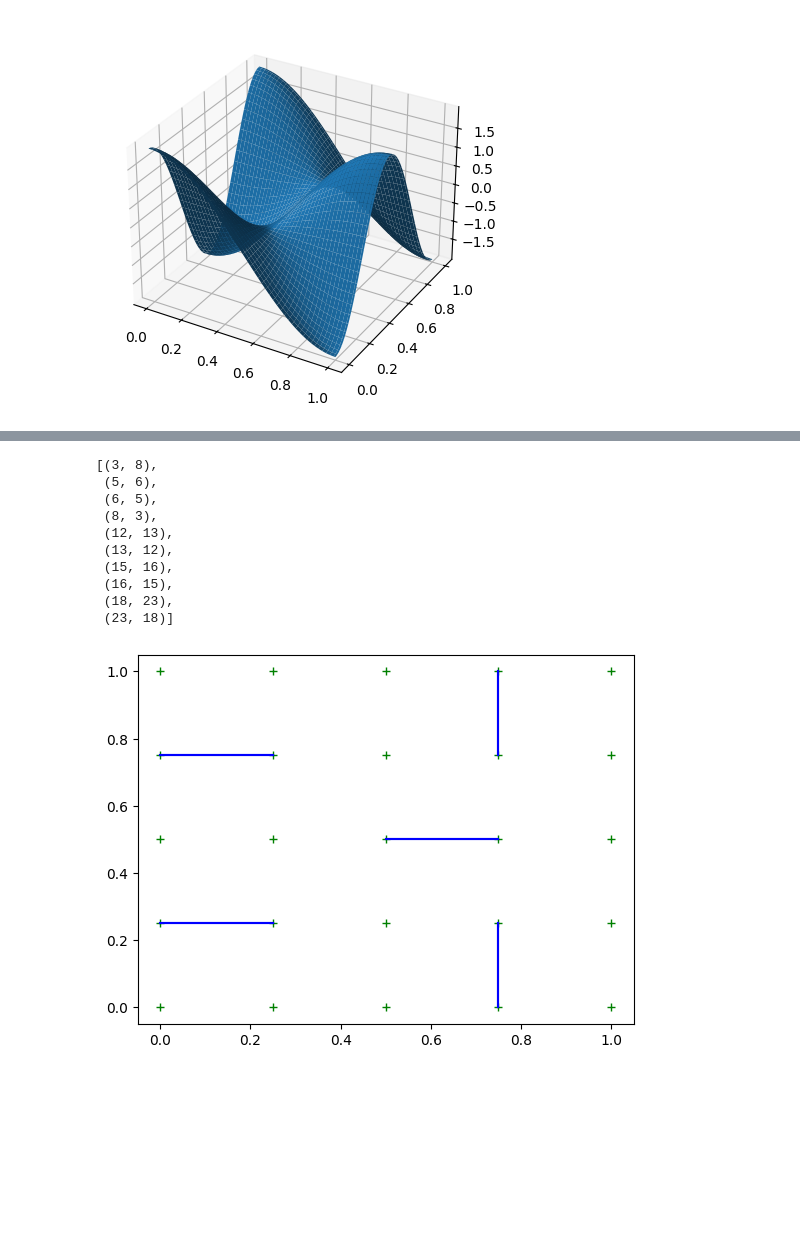
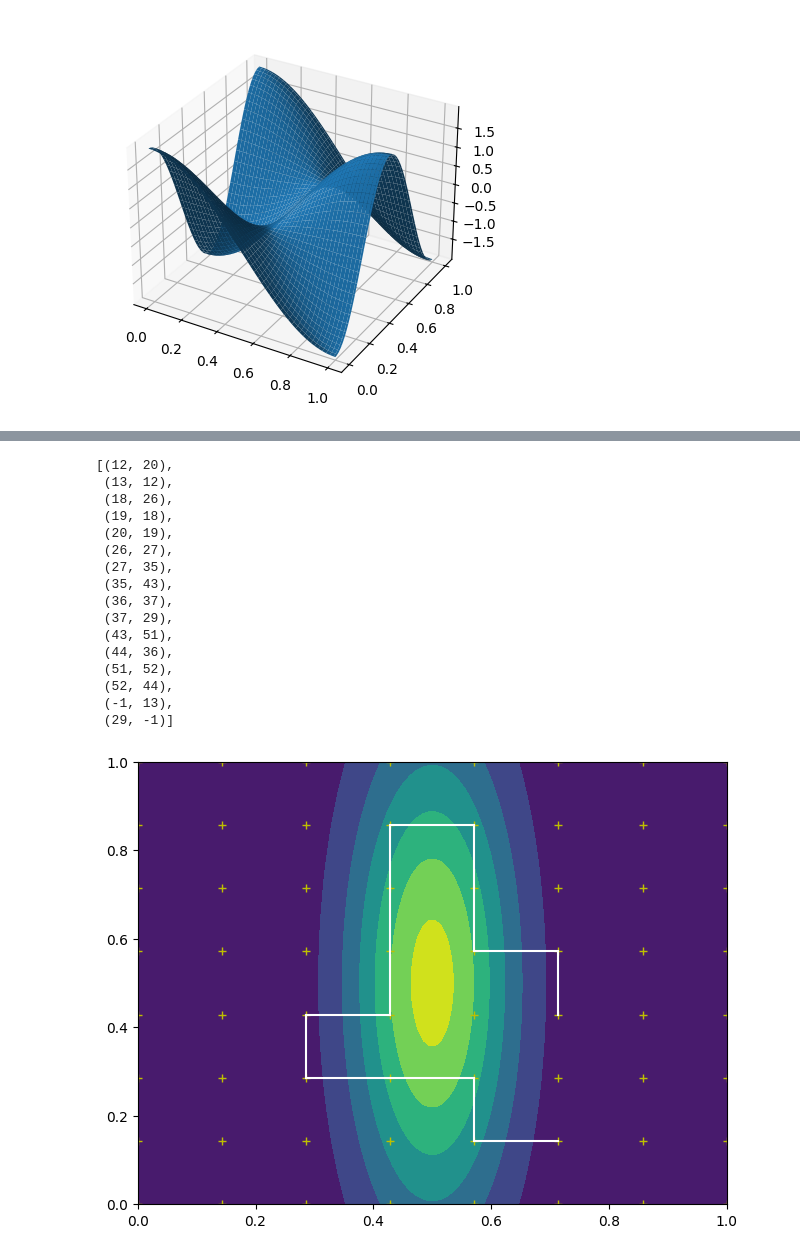
Before and after one commit to arthurrichards77/ergodic, a Jupyter notebook: ergodic_test.ipynb, the cells around one changed output, grey strips where cells are left out. Cells and saved outputs as stored; diff of their text form; code cells hidden in the pictures; blank space fills up the shorter version.

```diff
--- a/ergodic_test.ipynb
+++ b/ergodic_test.ipynb
@@ -155,12 +155,13 @@ for w in range(wp_num_x*wp_num_y):
 # %%
-num_moves = 10
+num_moves = 16
 prob.addConstraint(sum([x[lk] for lk in links])==num_moves)
 # %%
 f_traj = {}
 for (i,j) in links:
-    sample_point = 0.5*(wp_array[:,j] + wp_array[:,i])
-    for k in wave_numbers:
-        f_traj[(i,j,k)] = f_func(sample_point[0],sample_point[1],k[0],k[1],length_x,length_y)
+    if i!=-1 and j!=-1:
+        sample_point = 0.5*(wp_array[:,j] + wp_array[:,i])
+        for k in wave_numbers:
+            f_traj[(i,j,k)] = f_func(sample_point[0],sample_point[1],k[0],k[1],length_x,length_y)
 # %%
 s = pulp.LpVariable.dicts("s",wave_numbers,0,1,pulp.LpContinuous)
 # %%
@@ -169,6 +170,6 @@ for k in wave_numbers:
     lam[k] = 1/(1+k[0]*k[0] + k[1]*k[1])**(3/2)
 # %%
 for k in wave_numbers:
-    prob.addConstraint(s[k] >= lam[k]*(eta[k] - sum([f_traj[i,j,k]*x[i,j] for (i,j) in links])/num_moves))
-    prob.addConstraint(s[k] >= -lam[k]*(eta[k] - sum([f_traj[i,j,k]*x[i,j] for (i,j) in links])/num_moves))
+    prob.addConstraint(s[k] >= (eta[k] - sum([f_traj[i,j,k]*x[i,j] for (i,j) in links if i!=-1 and j!=-1])/num_moves))
+    prob.addConstraint(s[k] >= -(eta[k] - sum([f_traj[i,j,k]*x[i,j] for (i,j) in links if i!=-1 and j!=-1])/num_moves))
 # %%
@@ -200,21 +198,30 @@ print(pulp.LpStatus[prob.status])
 Optimal
 # %%
-moves = [(i,j) for (i,j) in links if x[i,j].value()==1]
+moves = [(i,j) for (i,j) in links if x[i,j].value()>=0.5]
 moves
 # %% [output]
-[(3, 8),
- (5, 6),
- (6, 5),
- (8, 3),
- (12, 13),
+[(12, 20),
  (13, 12),
- (15, 16),
- (16, 15),
- (18, 23),
- (23, 18)]
+ (18, 26),
+ (19, 18),
+ (20, 19),
+ (26, 27),
+ (27, 35),
+ (35, 43),
+ (36, 37),
+ (37, 29),
+ (43, 51),
+ (44, 36),
+ (51, 52),
+ (52, 44),
+ (-1, 13),
+ (29, -1)]
 # %%
-plt.plot(x_wp,y_wp,'g+')
+fig,ax = plt.subplots(layout='constrained')
+ax.contourf(x_grid,y_grid,my_pdf)
+ax.plot(x_wp,y_wp,'y+')
 for (i,j) in moves:
-    plt.plot(wp_array[0,[i,j]],wp_array[1,[i,j]],'b-')
+    if i!=-1 and j!=-1:
+        plt.plot(wp_array[0,[i,j]],wp_array[1,[i,j]],'w-')
 # %% [output]
-[figure, old version]
+[figure, new version]
```
Also changed, not shown: parts of 21 cells of this notebook.
